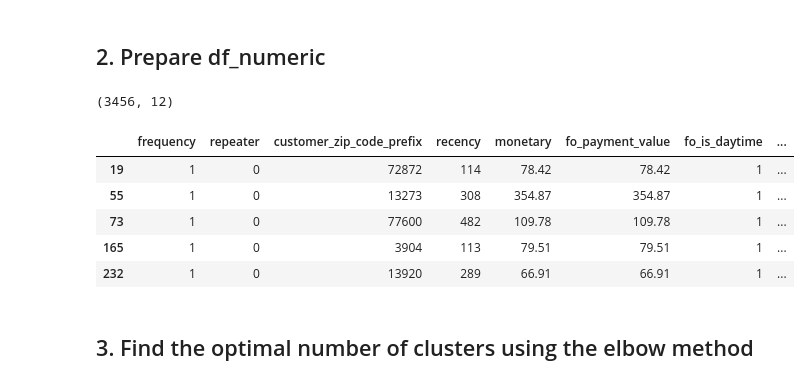
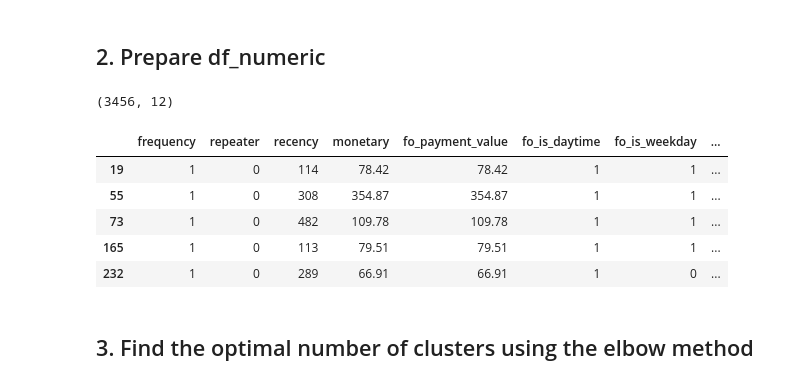
Before and after one commit to Yuki-bach/marketing, a Jupyter notebook: notebooks/methodology_kmeans.ipynb, the cells around one changed output. Drawn from its saved outputs; the diff is of its cells as text; code cells hidden in the pictures.

```diff
--- a/notebooks/methodology_kmeans.ipynb
+++ b/notebooks/methodology_kmeans.ipynb
@@ -61,16 +72,17 @@ df_description
 # %%
 ## Selecting numeric columns
 df_numeric = df.select_dtypes(include=['number']).dropna()
+df_numeric = df_numeric.drop(columns=['customer_zip_code_prefix']) ## qualitative
 print(df_numeric.shape)
 df_numeric.head()
 # %% [output]
 (3456, 12)
-|  | frequency | repeater | customer_zip_code_prefix | recency | monetary | fo_payment_value | fo_is_daytime | ... |
-| 19 | 1 | 0 | 72872 | 114 | 78.42 | 78.42 | 1 | ... |
-| 55 | 1 | 0 | 13273 | 308 | 354.87 | 354.87 | 1 | ... |
-| 73 | 1 | 0 | 77600 | 482 | 109.78 | 109.78 | 1 | ... |
-| 165 | 1 | 0 | 3904 | 113 | 79.51 | 79.51 | 1 | ... |
-| 232 | 1 | 0 | 13920 | 289 | 66.91 | 66.91 | 1 | ... |
+|  | frequency | repeater | recency | monetary | fo_payment_value | fo_is_daytime | fo_is_weekday | ... |
+| 19 | 1 | 0 | 114 | 78.42 | 78.42 | 1 | 1 | ... |
+| 55 | 1 | 0 | 308 | 354.87 | 354.87 | 1 | 1 | ... |
+| 73 | 1 | 0 | 482 | 109.78 | 109.78 | 1 | 1 | ... |
+| 165 | 1 | 0 | 113 | 79.51 | 79.51 | 1 | 1 | ... |
+| 232 | 1 | 0 | 289 | 66.91 | 66.91 | 1 | 0 | ... |
 # %% [markdown]
 ## 3. Find the optimal number of clusters using the elbow method
 # %%
```
Also changed, not shown: parts of 11 cells of this notebook, 2 other files.
